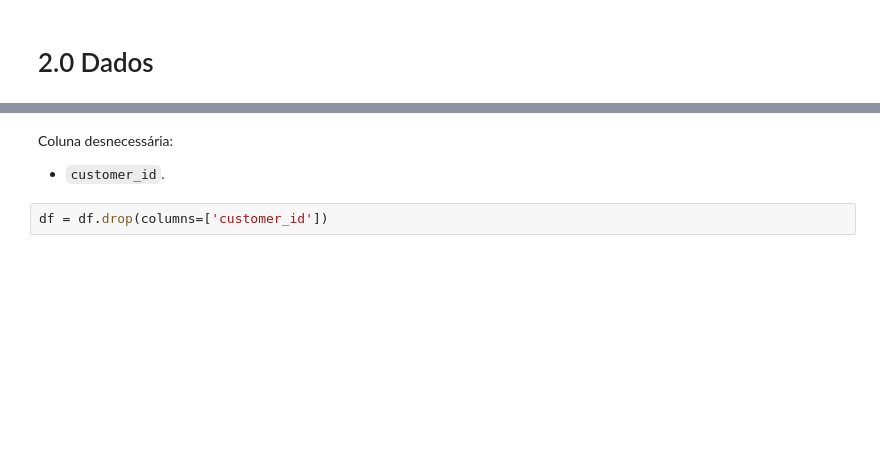
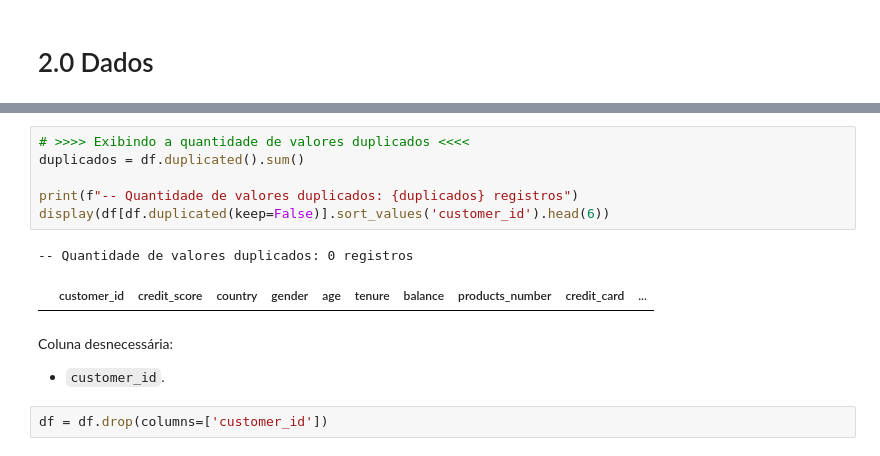
Before and after one commit to hrsJesus/projeto-fundamentos-ml, a Jupyter notebook: projeto.ipynb, the cells around one changed output, grey strips where cells are left out. Saved outputs shown, nothing was run; the diff lists cells and outputs as text; blank space fills up the shorter version.

```diff
--- a/projeto.ipynb
+++ b/projeto.ipynb
@@ -79,3 +135,12 @@ Index(['customer_id', 'credit_score', 'country', 'gender', 'age', 'tenure',
+# %%
+# >>>> Exibindo a quantidade de valores duplicados <<<<
+duplicados = df.duplicated().sum()
+
+print(f"-- Quantidade de valores duplicados: {duplicados} registros")
+display(df[df.duplicated(keep=False)].sort_values('customer_id').head(6))
+# %% [output]
+-- Quantidade de valores duplicados: 0 registros
+|  | customer_id | credit_score | country | gender | age | tenure | balance | products_number | credit_card | ... |
 # %% [markdown]
 Coluna desnecessária:
 
```
Also changed, not shown: parts of 15 cells of this notebook.
